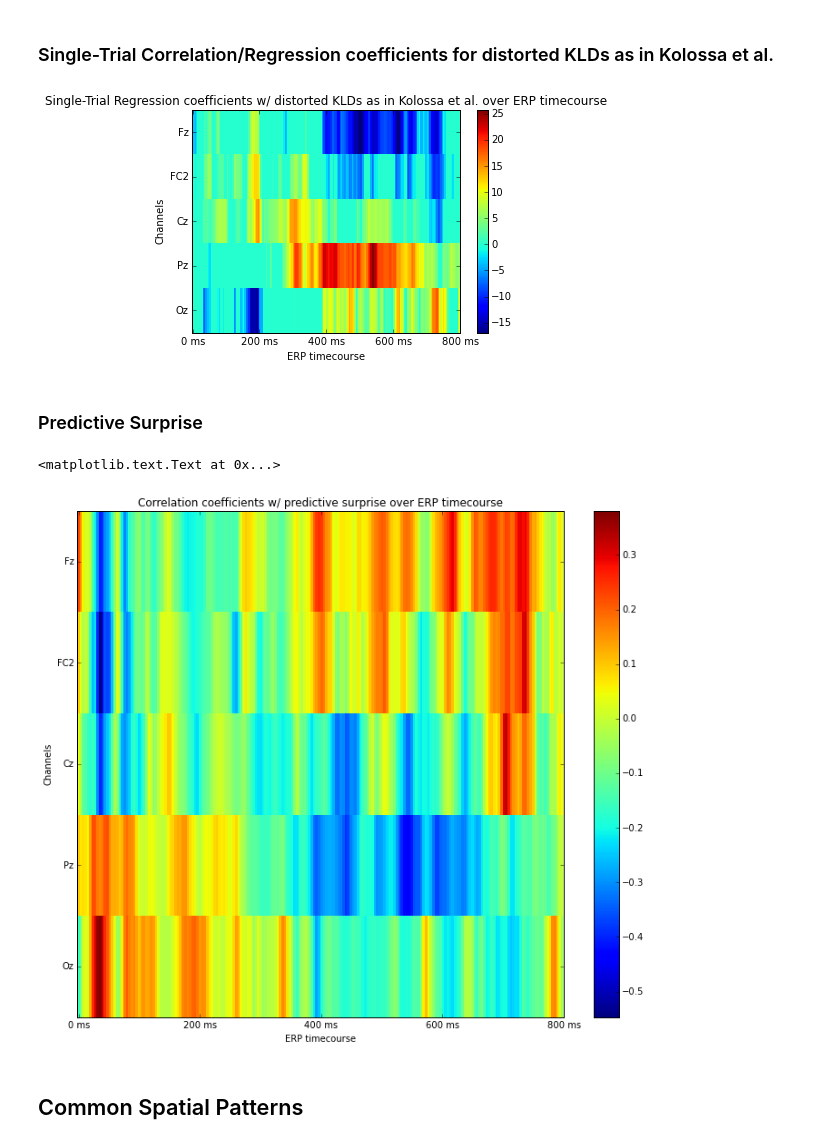
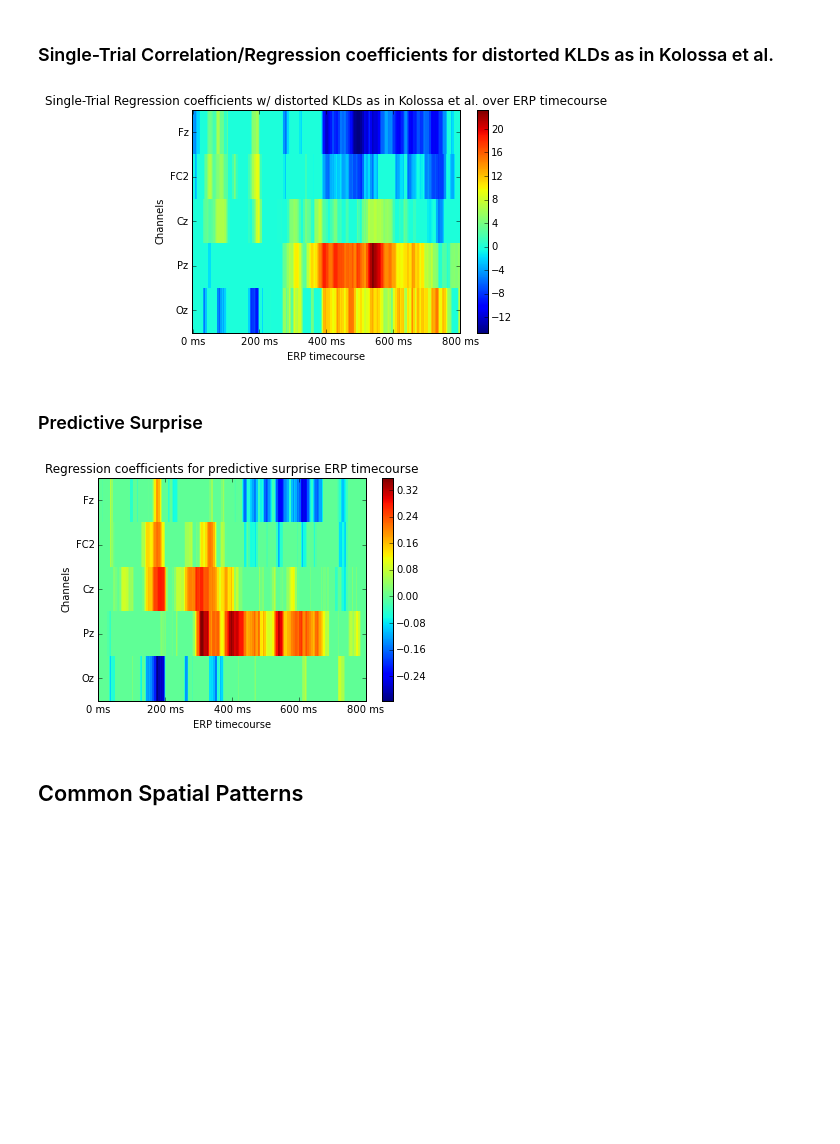
Before and after one commit to mjboos/EEG-ABUS, a Jupyter notebook: EEG_data_analysis.ipynb, the cells around one changed output. Cells and saved outputs as stored; diff of their text form; code cells hidden in the pictures; blank space fills up the shorter version.

```diff
--- a/EEG_data_analysis.ipynb
+++ b/EEG_data_analysis.ipynb
@@ -86,11 +92,6 @@ for fn in files:
         mat_dict[fn[4:6]] = curr[:,:,(f_ep[bclass[:,0]>0])==1]
         bc_dict[fn[4:6]] = bclass[f_ep==1,1]
         brar_dict[fn[4:6]] = bclass[f_ep==1,0]
-# %%
-def rolling_window(a, window):
-    shape = a.shape[:-1] + (a.shape[-1] - window + 1, window)
-    strides = a.strides + (a.strides[-1],)
-    return np.lib.stride_tricks.as_strided(a, shape=shape, strides=strides)
 # %% [markdown]
 ### For last two balls
 # %%
@@ -421,0 +447,19 @@ plt.savefig('avr_ERP_unverzerrte_lo_probs.tif')
+# %%
+normalize = True
+save = False
+
+br = BayesianRidge(normalize=True)
+br.fit(X_st,y_st)
+
+coefs = np.reshape(br.coef_,(5,200))
+
+plt.imshow(coefs,aspect='auto',interpolation='nearest')
+plt.xticks([0,50,100,150,200],['0 ms','200 ms','400 ms','600 ms','800 ms'])
+plt.yticks([0,1,2,3,4],interesting_ones)
+plt.colorbar()
+plt.xlabel('ERP timecourse')
+plt.ylabel('Channels')
+plt.title('Single Trial {} coefficients w/ undistorted probabilities over ERP timecourse'.format('Decoding'))
+
+if save:
+    plt.savefig('decoding_avr_ERP_unverzerrte_lo_probs.pdf')
@@ -768,9 +819,9 @@ plt.colorbar()
 plt.xlabel('ERP timecourse')
 plt.ylabel('Channels')
 plt.title('Single-Trial {} coefficients w/ distorted KLDs as in Kolossa et al. over ERP timecourse'.format({True:'Correlation' , False:'Regression'}[correlate]))
-plt.savefig('singletrial_verzerrte_KLDs_Kolossa_mit_p0.tif')
+#plt.savefig('singletrial_verzerrte_KLDs_Kolossa_ohne_p0_hierarchisch.pdf')
 # %% [output]
-[figure, old version]
+[figure, new version]
 # %% [markdown]
 ### Predictive Surprise
 # %%
@@ -790,22 +841,25 @@ X = np.concatenate(avr_ERP_p_predictive_list,axis=0)
 #create corresponding y
 y = np.concatenate([[p for p in np.unique(predictive_surprise_dict[k]) if np.sum(predictive_surprise_dict[k]== p) >= 4] for k in sorted(predictive_surprise_dict.keys())])
 # %%
-coefs = np.reshape([ scipy.stats.pearsonr(y,xnow)[0] for xnow in X.T],(5,200))
-fig = plt.figure()
-fig.set_size_inches(12,10)
+correlate = False
+normalize = True
+
+if correlate:
+    coefs = np.reshape([ scipy.stats.pearsonr(y_st,xnow)[0] for xnow in X_st.T],(5,200))
+else:
+    coefs = np.reshape([BayesianRidge(normalize=normalize).fit(y_st[:,None],xnow).coef_ for xnow in X_st.T],(5,200))
 
 
 plt.imshow(coefs,aspect='auto',interpolation='nearest')
 plt.xticks([0,50,100,150,200],['0 ms','200 ms','400 ms','600 ms','800 ms'])
 plt.yticks([0,1,2,3,4],interesting_ones)
 plt.colorbar()
 plt.xlabel('ERP timecourse')
 plt.ylabel('Channels')
-plt.title('Correlation coefficients w/ predictive surprise over ERP timecourse')
-#plt.savefig('predictive_surprise_correlation_with_ERP.tif')
+plt.title('{} coefficients for predictive surprise ERP timecourse'.format({True:'Correlation' , False:'Regression'}[correlate]))
+plt.savefig('average_predictive_surprise.pdf')
 # %% [output]
-<matplotlib.text.Text at 0x...>
-[figure, old version]
+[figure, new version]
 # %% [markdown]
 ## Common Spatial Patterns
 # %% [markdown]
```
Also changed, not shown: parts of 12 cells of this notebook, 1 other file.
